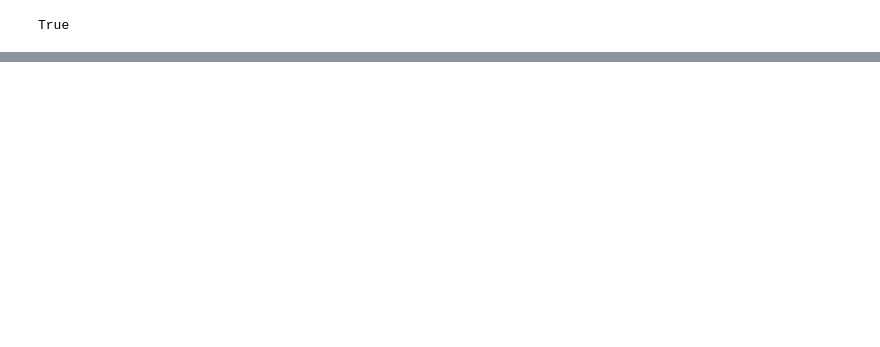
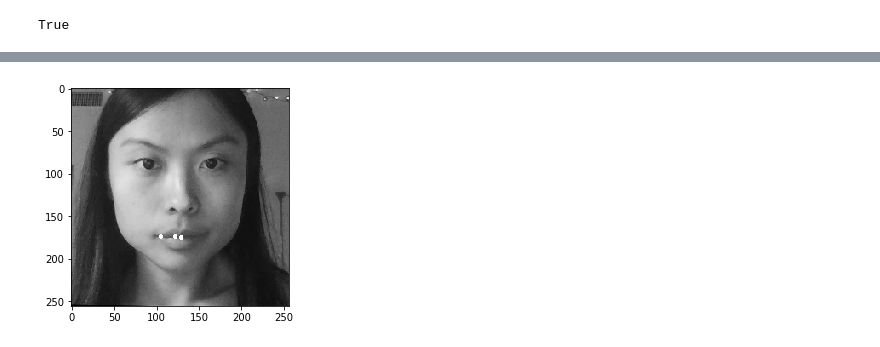
Before and after one commit to typedt/facial-emotion-recognition, a Jupyter notebook: notebooks/demo.ipynb, the cells around one changed output, grey strips where cells are left out. Saved outputs shown, nothing was run; the diff lists cells and outputs as text; code cells hidden in the pictures; blank space fills up the shorter version.

```diff
--- a/notebooks/demo.ipynb
+++ b/notebooks/demo.ipynb
@@ -221,0 +506,6 @@ array(['523', '394', '525', '426', '529', '458', '533', '489', '544',
+# %%
+plt.imshow(output,cmap='gray', vmin=0, vmax=255)
+cv2.circle(output, (landmarks_new_rounded[62][0], landmarks_new_rounded[62][1]), 1, (255,255,255), thickness=2)
+plt.show()
+# %% [output]
+[figure, added]
```
Also changed, not shown: parts of 37 cells of this notebook, 10 other files.
